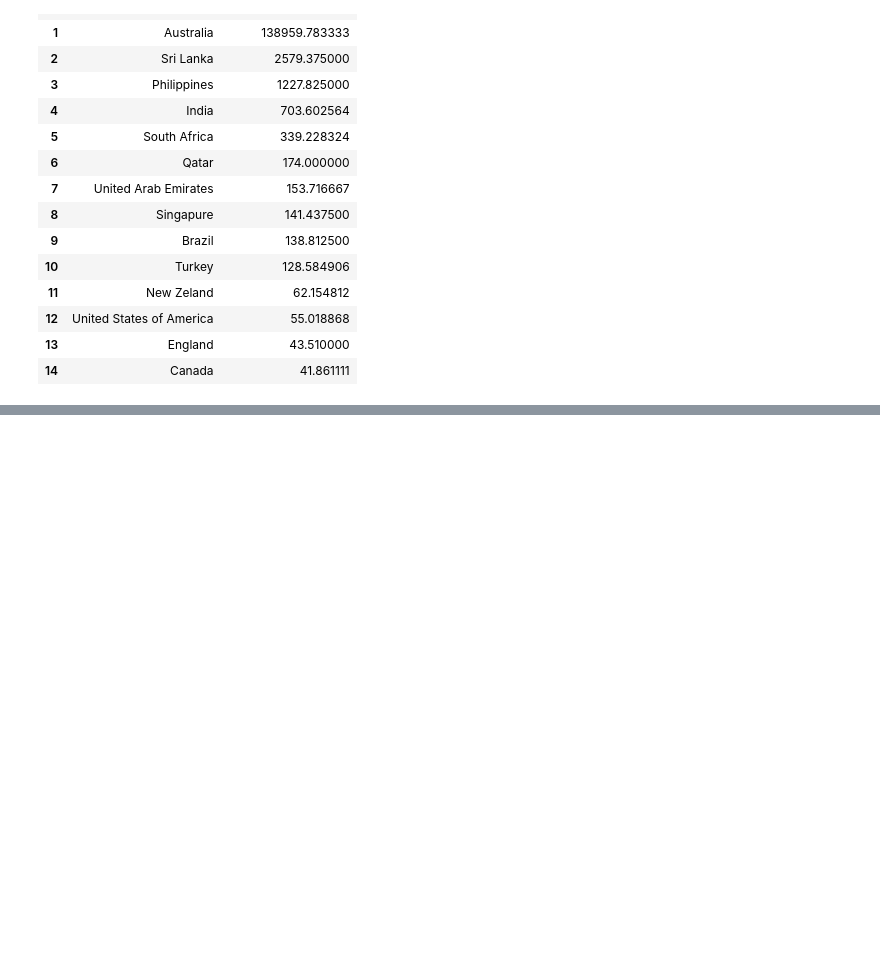
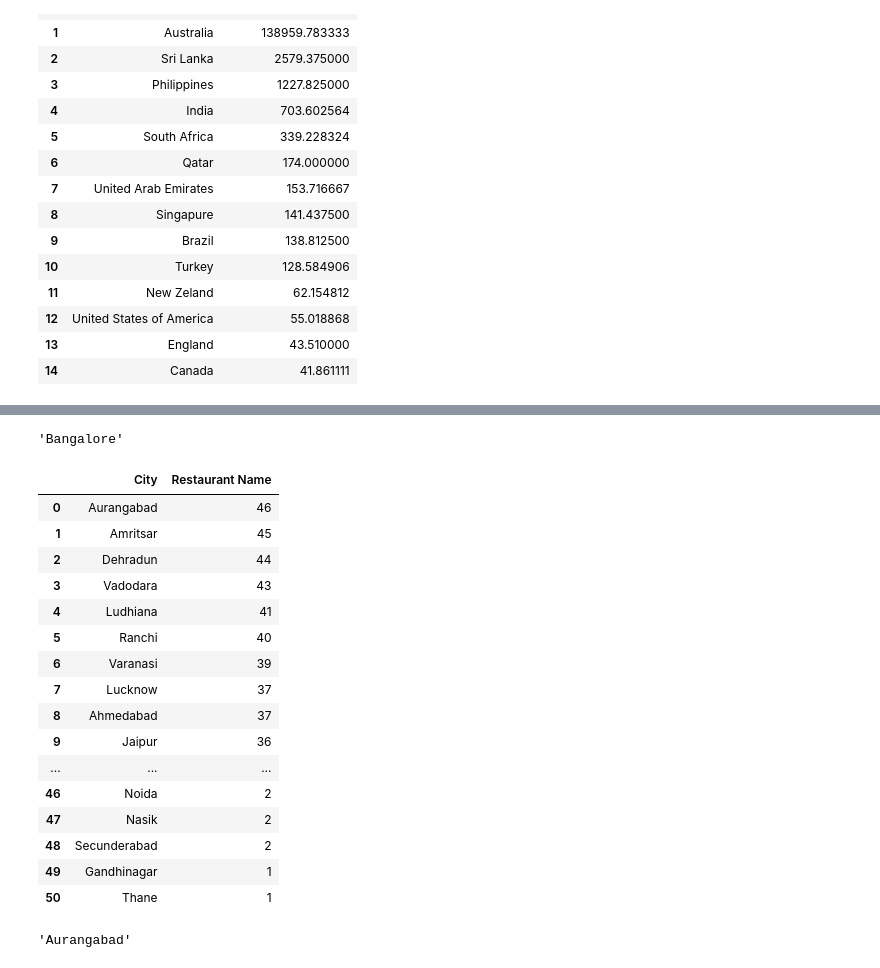
Before and after one commit to evaldocunhaf/Analise-de-dados-FTC-CDS, a Jupyter notebook: analise.ipynb, the cells around one changed output, grey strips where cells are left out. Saved outputs shown, nothing was run; the diff lists cells and outputs as text; code cells hidden in the pictures; blank space fills up the shorter version.

```diff
--- a/analise.ipynb
+++ b/analise.ipynb
@@ -591,0 +709,32 @@ agrupadoPP2
+# %%
+CidadeMaisReserva = agrupadoCidadeReserva.iloc[0,0]
+CidadeMaisReserva
+# %% [output]
+'Bangalore'
+# %%
+filtro_cidade_entrega = df_limpo["Is delivering now"] == "Delivering"
+agrupadoCidadeEntrega = df_limpo.loc[filtro_cidade_entrega, ["City", "Restaurant Name"]].groupby("City").nunique("Restaurant Name").sort_values(ascending=False, by="Restaurant Name").reset_index()
+agrupadoCidadeEntrega
+# %% [output]
+|  | City | Restaurant Name |
+| 0 | Aurangabad | 46 |
+| 1 | Amritsar | 45 |
+| 2 | Dehradun | 44 |
+| 3 | Vadodara | 43 |
+| 4 | Ludhiana | 41 |
+| 5 | Ranchi | 40 |
+| 6 | Varanasi | 39 |
+| 7 | Lucknow | 37 |
+| 8 | Ahmedabad | 37 |
+| 9 | Jaipur | 36 |
+| ... | ... | ... |
+| 46 | Noida | 2 |
+| 47 | Nasik | 2 |
+| 48 | Secunderabad | 2 |
+| 49 | Gandhinagar | 1 |
+| 50 | Thane | 1 |
+# %%
+cidadeMaiorEntrega = agrupadoCidadeEntrega.iloc[0,0]
+cidadeMaiorEntrega
+# %% [output]
+'Aurangabad'
```
Also changed, not shown: parts of 15 cells of this notebook.
